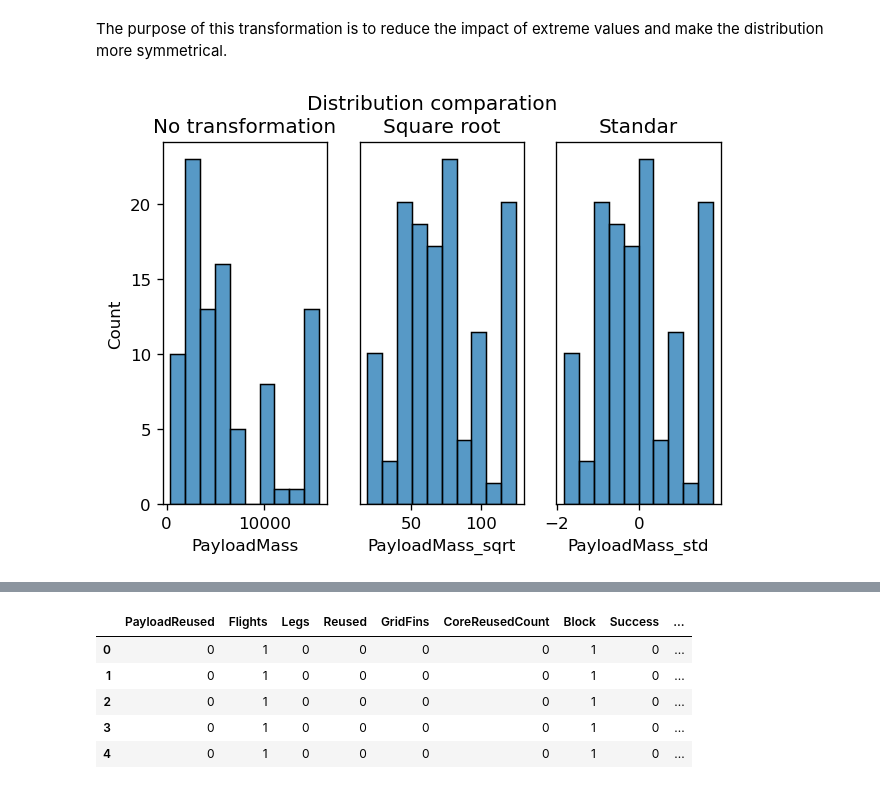
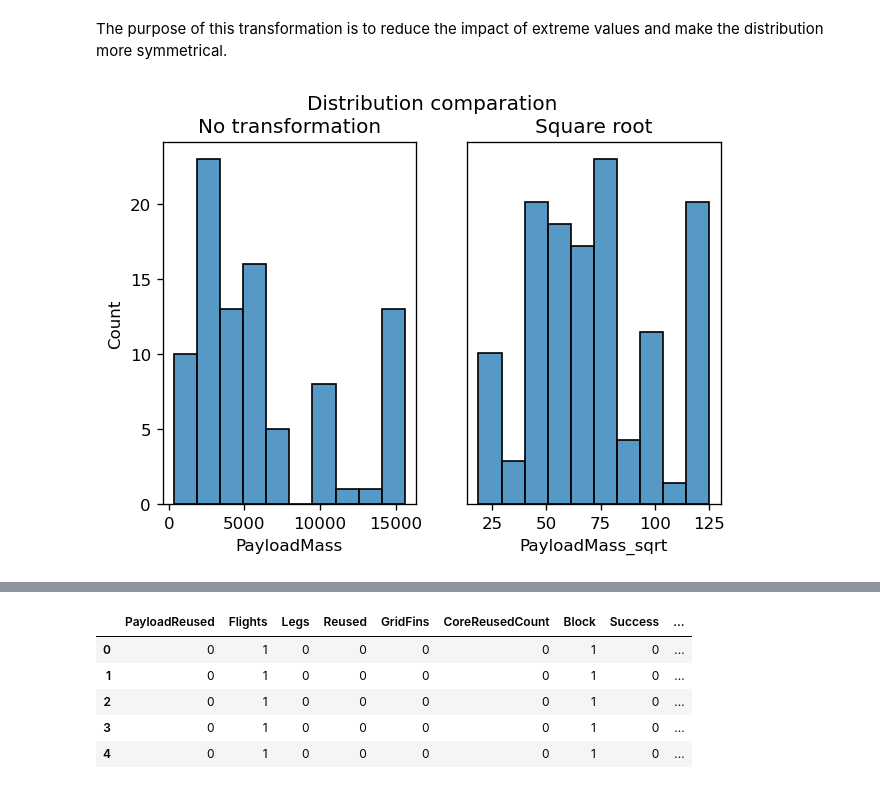
Before and after one commit to Alarchemn/falcon9_ml_analysis, a Jupyter notebook: codes/space_x_full_project.ipynb, the cells around one changed output, grey strips where cells are left out. Drawn from its saved outputs; the diff is of its cells as text; code cells hidden in the pictures.

```diff
--- a/codes/space_x_full_project.ipynb
+++ b/codes/space_x_full_project.ipynb
@@ -964,36 +963,34 @@ The purpose of this transformation is to reduce the impact of extreme values and
 # %%
 from sklearn.preprocessing import StandardScaler, MinMaxScaler
 
 # Square root transform the 'PayloadMass' column and assign it to a new column 'PayloadMass_sqrt'
 falcon9_data['PayloadMass_sqrt'] = np.sqrt(falcon9_data['PayloadMass'])
 
+#--------- THE STANDAR SCALER WILL BE USED LATER ---------------------------------
 # Create an instance of the StandardScaler class
-scaler = StandardScaler()
+#scaler = StandardScaler()
 # Use the scaler's fit_transform method to standardize the 'PayloadMass' column of 'falcon9_data'
 # The standardized values are stored in a new column 'PayloadMass_std' of the same dataframe
-falcon9_data['PayloadMass_std'] = scaler.fit_transform(falcon9_data[['PayloadMass_sqrt']])
+#falcon9_data['PayloadMass_std'] = scaler.fit_transform(falcon9_data[['PayloadMass_sqrt']])
 
 # Create a figure with two subplots for visualizinga the distribution comparison
-fig, (ax1, ax2, ax3) = plt.subplots(ncols=3,dpi=120)
+fig, (ax1, ax2) = plt.subplots(ncols=2,dpi=120)
 fig.suptitle('Distribution comparation')
 
 # Plot the histogram of the original 'PayloadMass' column on the left subplot and
 # the transformed 'PayloadMass_t' column on the right subplot
 sns.histplot(data=falcon9_data,x='PayloadMass',bins=10,ax=ax1)
 sns.histplot(data=falcon9_data,x='PayloadMass_sqrt',bins=10,ax=ax2)
-sns.histplot(data=falcon9_data,x='PayloadMass_std',bins=10,ax=ax3)
 
 ax1.set_title('No transformation')
 ax2.set_title('Square root')
-ax3.set_title('Standar')
 # Remove y-axis labels from the right subplot to reduce clutter
 ax2.get_yaxis().set_visible(False)
-ax3.get_yaxis().set_visible(False)
 
 plt.savefig('../output/payloas_transformation.png', bbox_inches='tight')
 plt.show()
 # %% [output]
-[figure, old version]
+[figure, new version]
 # %%
 # Create an array of equally spaced labels from 0 to 10 with a step of 1
 labels = np.arange(0,6,1)
```
Also changed, not shown: parts of 15 cells of this notebook, 2 other files.
